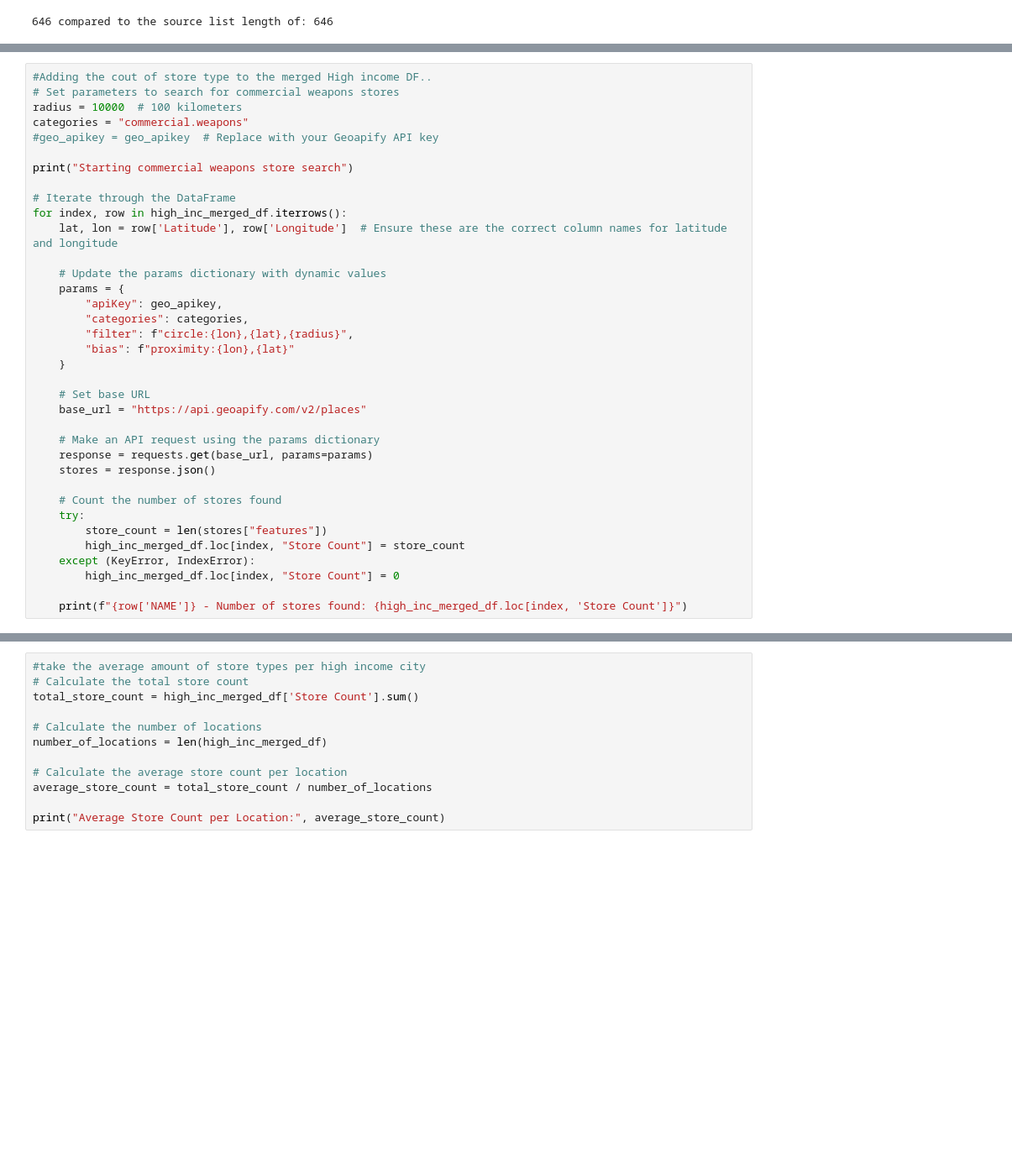
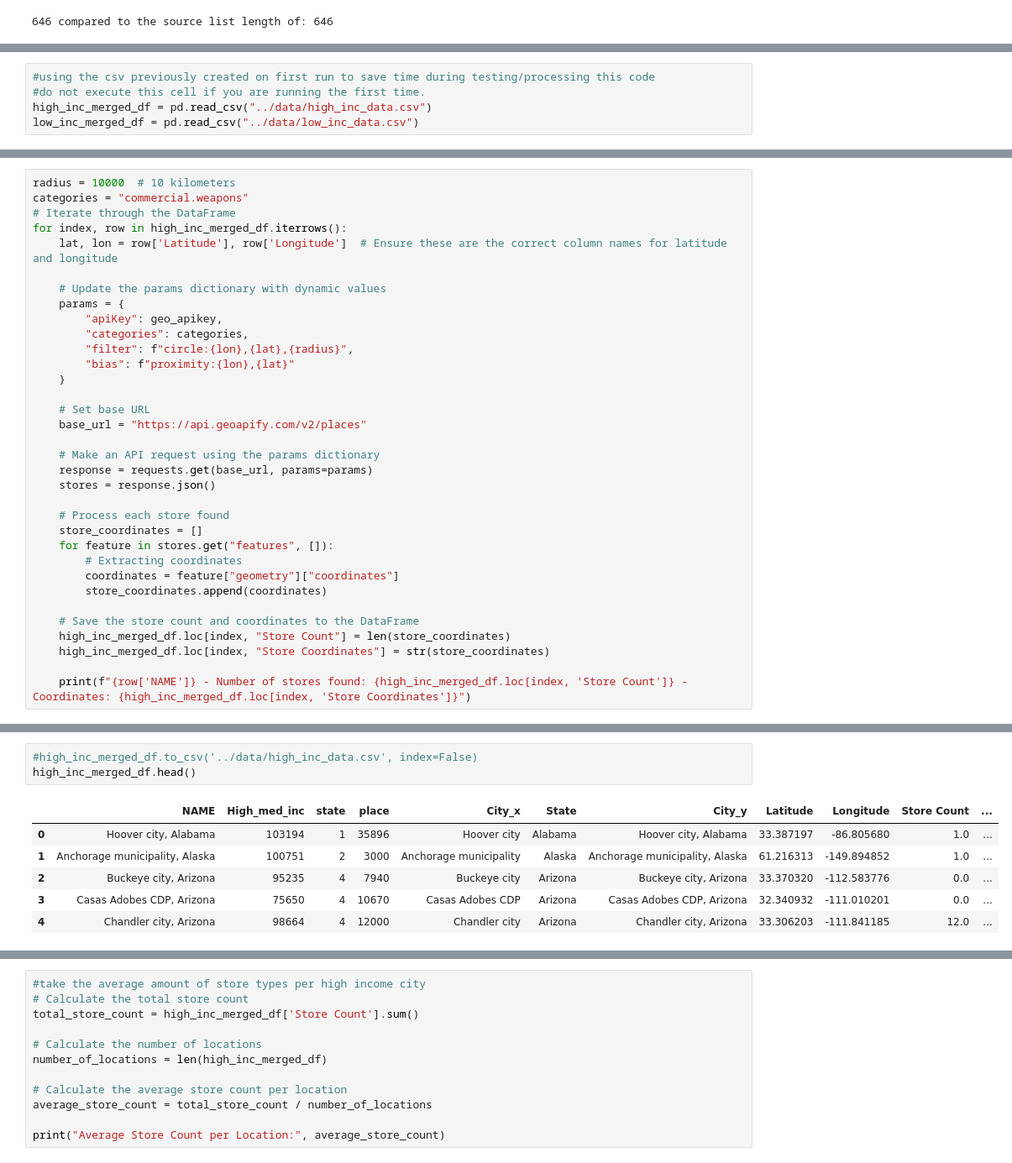
Before and after one commit to bseri0/Proj_1, a Jupyter notebook: py_api/bryan_copy.ipynb, the cells around one changed output, grey strips where cells are left out. Shown at 84% size. Cells and saved outputs as stored; diff of their text form; blank space fills up the shorter version.

```diff
--- a/py_api/bryan_copy.ipynb
+++ b/py_api/bryan_copy.ipynb
@@ -233,0 +215,5 @@ high_inc_merged_df.head(), low_inc_merged_df.head()
+# %%
+#using the csv previously created on first run to save time during testing/processing this code
+#do not execute this cell if you are running the first time.
+high_inc_merged_df = pd.read_csv("../data/high_inc_data.csv")
+low_inc_merged_df = pd.read_csv("../data/low_inc_data.csv")
@@ -234,12 +267,6 @@ high_inc_merged_df.head(), low_inc_merged_df.head()
 # %%
-#Adding the cout of store type to the merged High income DF..
-# Set parameters to search for commercial weapons stores
-radius = 10000  # 100 kilometers
+radius = 10000  # 10 kilometers
 categories = "commercial.weapons"
-#geo_apikey = geo_apikey  # Replace with your Geoapify API key
-
-print("Starting commercial weapons store search")
-
 # Iterate through the DataFrame
 for index, row in high_inc_merged_df.iterrows():
     lat, lon = row['Latitude'], row['Longitude']  # Ensure these are the correct column names for latitude and longitude
@@ -259,12 +286,16 @@ for index, row in high_inc_merged_df.iterrows():
     response = requests.get(base_url, params=params)
     stores = response.json()
 
-    # Count the number of stores found
-    try:
-        store_count = len(stores["features"])
-        high_inc_merged_df.loc[index, "Store Count"] = store_count
-    except (KeyError, IndexError):
-        high_inc_merged_df.loc[index, "Store Count"] = 0
+    # Process each store found
+    store_coordinates = []
+    for feature in stores.get("features", []):
+        # Extracting coordinates
+        coordinates = feature["geometry"]["coordinates"]
+        store_coordinates.append(coordinates)
 
-    print(f"{row['NAME']} - Number of stores found: {high_inc_merged_df.loc[index, 'Store Count']}")
+    # Save the store count and coordinates to the DataFrame
+    high_inc_merged_df.loc[index, "Store Count"] = len(store_coordinates)
+    high_inc_merged_df.loc[index, "Store Coordinates"] = str(store_coordinates)
+
+    print(f"{row['NAME']} - Number of stores found: {high_inc_merged_df.loc[index, 'Store Count']} - Coordinates: {high_inc_merged_df.loc[index, 'Store Coordinates']}")
 # %% [output]
@@ -287,0 +319,10 @@ Waukesha city, Wisconsin - Number of stores found: 0.0
+# %%
+#high_inc_merged_df.to_csv('../data/high_inc_data.csv', index=False)
+high_inc_merged_df.head()
+# %% [output]
+|  | NAME | High_med_inc | state | place | City_x | State | City_y | Latitude | Longitude | Store Count | ... |
+| 0 | Hoover city, Alabama | 103194 | 1 | 35896 | Hoover city | Alabama | Hoover city, Alabama | 33.387197 | -86.805680 | 1.0 | ... |
+| 1 | Anchorage municipality, Alaska | 100751 | 2 | 3000 | Anchorage municipality | Alaska | Anchorage municipality, Alaska | 61.216313 | -149.894852 | 1.0 | ... |
+| 2 | Buckeye city, Arizona | 95235 | 4 | 7940 | Buckeye city | Arizona | Buckeye city, Arizona | 33.370320 | -112.583776 | 0.0 | ... |
+| 3 | Casas Adobes CDP, Arizona | 75650 | 4 | 10670 | Casas Adobes CDP | Arizona | Casas Adobes CDP, Arizona | 32.340932 | -111.010201 | 0.0 | ... |
+| 4 | Chandler city, Arizona | 98664 | 4 | 12000 | Chandler city | Arizona | Chandler city, Arizona | 33.306203 | -111.841185 | 12.0 | ... |
```
Also changed, not shown: parts of 13 cells of this notebook.
